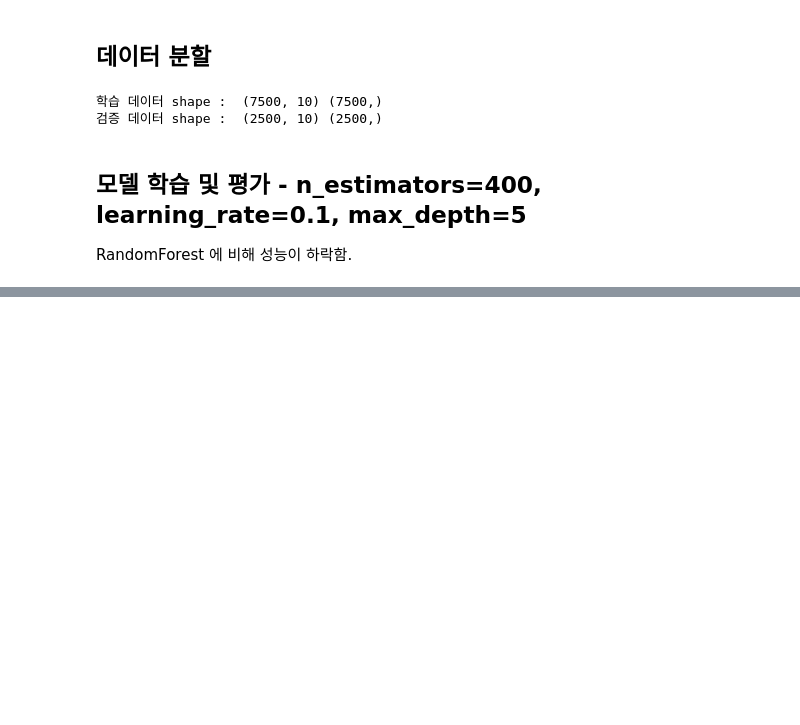
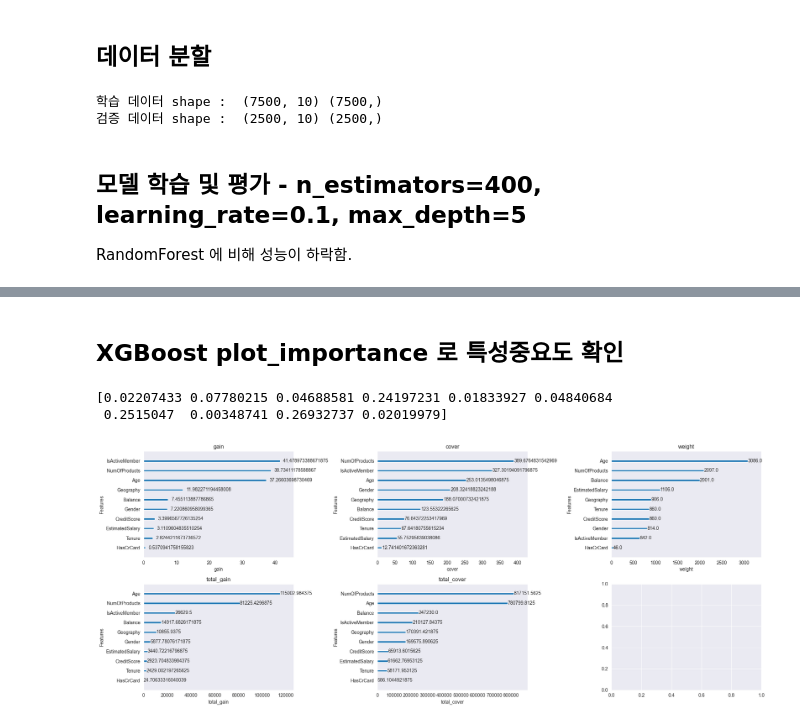
Before and after one commit to teolex/SKN14-2nd-2Team, a Jupyter notebook: 10_xgboost.ipynb, the cells around one changed output, grey strips where cells are left out. Drawn from its saved outputs; the diff is of its cells as text; code cells hidden in the pictures; blank space fills up the shorter version.

```diff
--- a/10_xgboost.ipynb
+++ b/10_xgboost.ipynb
@@ -155,0 +157,17 @@ weighted avg       0.86      0.86      0.84      2500
+# %% [markdown]
+## XGBoost plot_importance 로 특성중요도 확인
+# %%
+fig, ax = plt.subplots(2, 3, figsize=(20,8))
+
+types = ["gain", "cover", "weight", "total_gain", "total_cover"]
+for i, _type in enumerate(types):
+    xgboost.plot_importance(model, importance_type=_type, title=_type, xlabel=_type, grid=False, ax=ax[i//3][i%3])
+
+print(model.feature_importances_)
+
+plt.tight_layout()
+plt.show()
+# %% [output]
+[0.02207433 0.07780215 0.04688581 0.24197231 0.01833927 0.04840684
+ 0.2515047  0.00348741 0.26932737 0.02019979]
+[figure, added]
```
Also changed, not shown: parts of 3 cells of this notebook, 2 other files.
